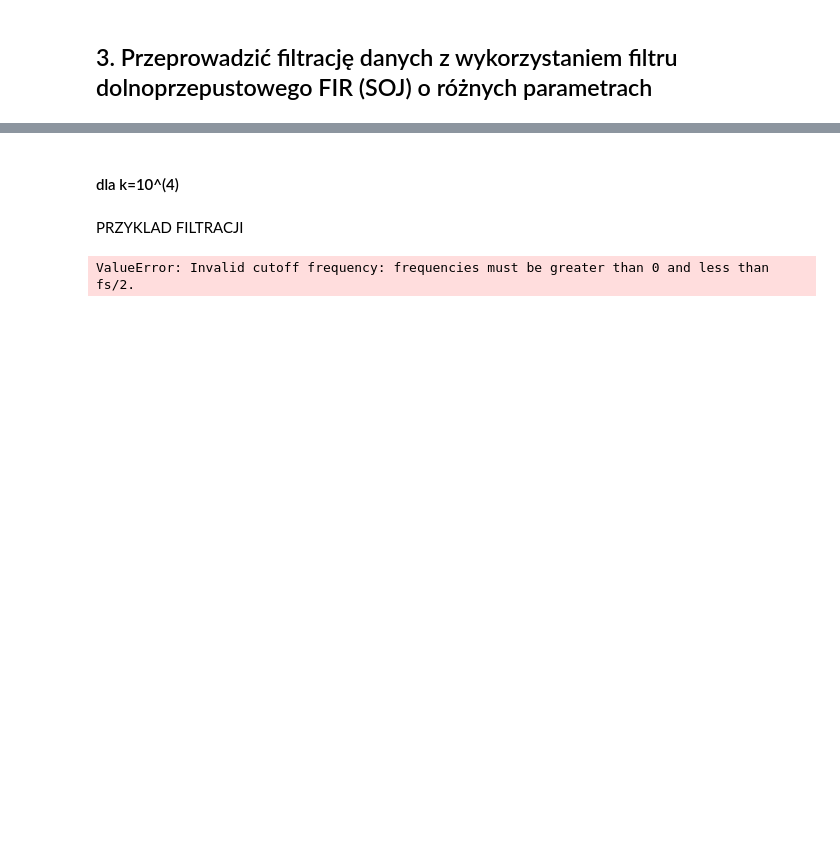
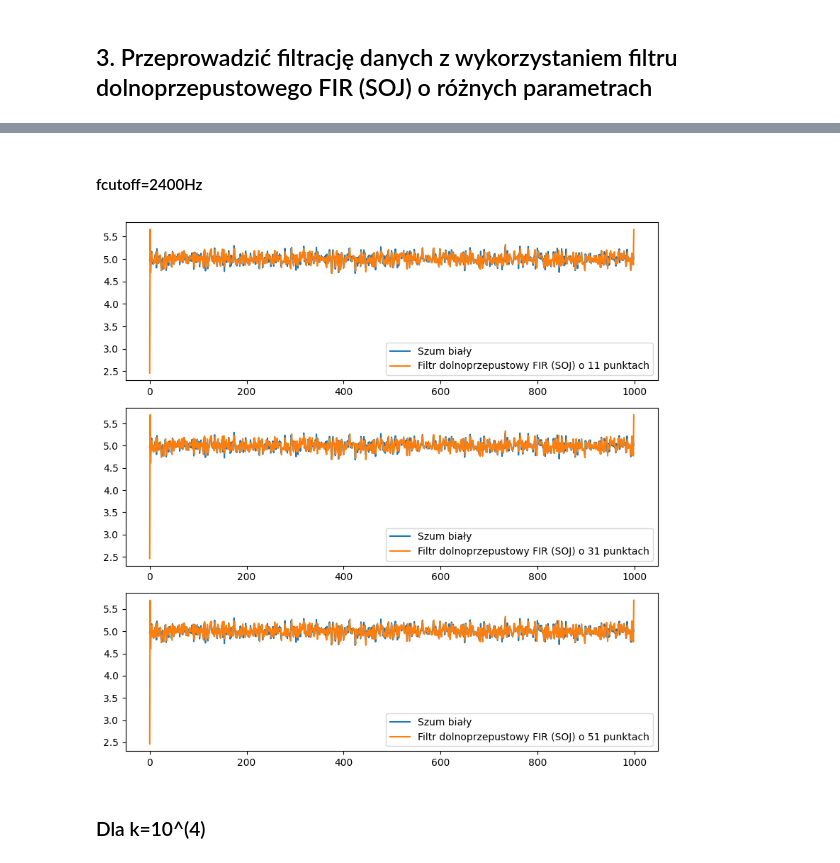
Before and after one commit to MaciejSzerwinski/Stochastic_Process, a Jupyter notebook: main.ipynb, the cells around one changed output, grey strips where cells are left out. Drawn from its saved outputs; the diff is of its cells as text; code cells hidden in the pictures; blank space fills up the shorter version.

```diff
--- a/main.ipynb
+++ b/main.ipynb
@@ -351,39 +357,8 @@ filtration(samples_k_1, 500)
+# %% [markdown]
+#### fcutoff=2400Hz
+# %%
+filtration(samples_k_1, 2400)
+# %% [output]
+[figure, added]
 # %% [markdown]
-#### dla k=10^(4)
+### Dla k=10^(4)
-# %% [markdown]
-PRZYKLAD FILTRACJI
-# %%
-# Parametry szumu białego
-n_samples = 1000
-mean = 5.0
-std_dev = 0.1
-
-# Generowanie szumu białego
-noise = np.random.normal(mean, std_dev, n_samples)
-
-# Projektowanie filtru FIR dolnoprzepustowego
-order = 31
-cutoff_freq = 2400
-taps = signal.firwin(order + 1, cutoff_freq)
-
-# Filtracja szumu białego
-filtered_signal = np.convolve(noise, taps, mode='same')
-
-# Wykresy
-plt.figure(figsize=(10, 6))
-plt.subplot(2, 1, 1)
-plt.plot(noise, color='b', label='Szum biały')
-plt.xlabel('Czas')
-plt.ylabel('Amplituda')
-plt.legend()
-
-plt.subplot(2, 1, 2)
-plt.plot(filtered_signal, color='r', label='Sygnał po filtracji')
-plt.xlabel('Czas')
-plt.ylabel('Amplituda')
-plt.legend()
-
-plt.tight_layout()
-plt.show()
-# %% [output]
-ValueError: Invalid cutoff frequency: frequencies must be greater than 0 and less than fs/2.
```
Also changed, not shown: parts of 43 cells of this notebook.
